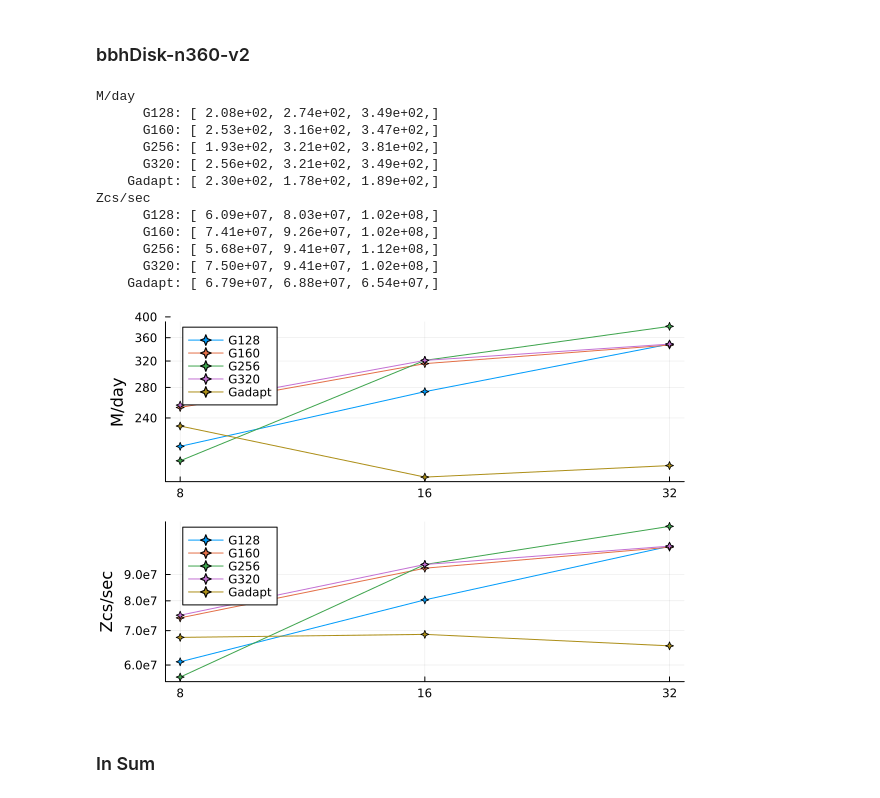
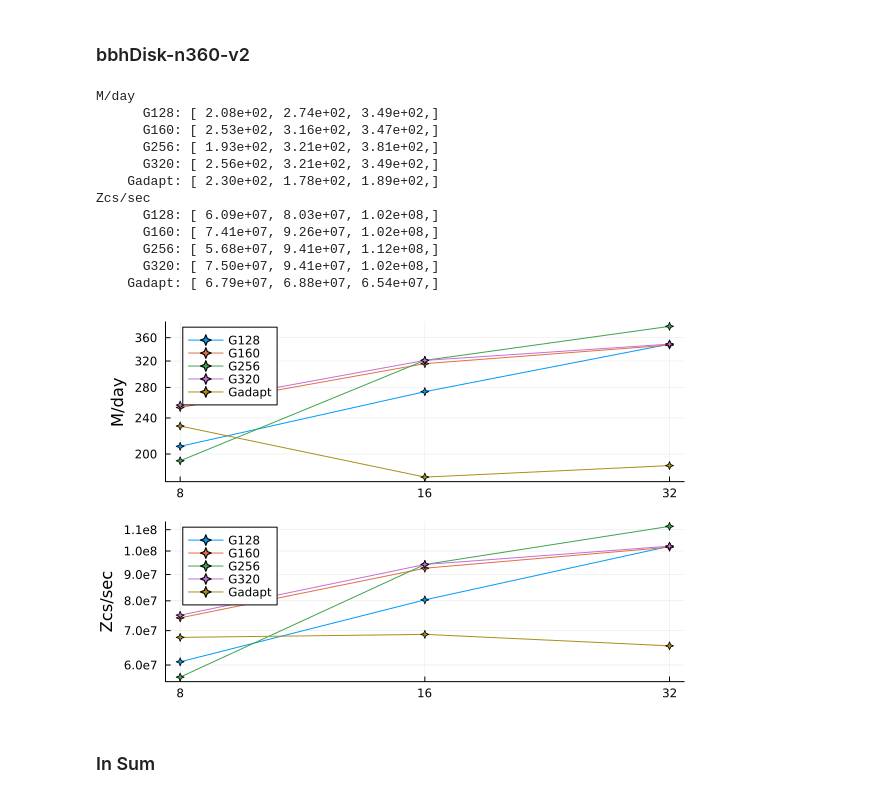
Before and after one commit to lwJi/ETK-Scaling-Tests, a Jupyter notebook: vista/ipynb/bbhDisk-Cowling.ipynb, the cells around one changed output. Cells and saved outputs as stored; diff of their text form; code cells hidden in the pictures.

```diff
--- a/vista/ipynb/bbhDisk-Cowling.ipynb
+++ b/vista/ipynb/bbhDisk-Cowling.ipynb
@@ -163,38 +163,38 @@ let patt_dirss = [
     plt1 = plot(ylabel="M/day", xscale=:log10, yscale=:log10)
     xs = [4, 8, 16, 32]
     xticks!(plt1, xs, [string(n) for n in xs])
-    ys = [240, 280, 320, 360, 400, 440]
+    ys = [200, 240, 280, 320, 360]
     yticks!(plt1, ys, [string(n) for n in ys])
     println("M/day")
     Misc.plot_scaling(plt1, patt_dirss; option="TotalComputeTime", is_print_value=true)
 
     # Plot Zcs/sec
     plt2 = plot(ylabel="Zcs/sec", xscale=:log10, yscale=:log10)
     xs = [4, 8, 16, 32]
     xticks!(plt2, xs, [string(n) for n in xs])
-    ys = [6e7, 7e7, 8e7, 9e7]
+    ys = [6e7, 7e7, 8e7, 9e7, 1e8, 1.1e8]
     yticks!(plt2, ys, [string(n) for n in ys])
     println("Zcs/sec")
     Misc.plot_scaling(plt2, patt_dirss; option="ZcsPerSecond", is_print_value=true)
 
     # Sum
     plt = plot(plt1, plt2, layout=(2,1))
     display(plt)
 end
 # %% [output]
 M/day
       G128: [ 2.08e+02, 2.74e+02, 3.49e+02,]
       G160: [ 2.53e+02, 3.16e+02, 3.47e+02,]
       G256: [ 1.93e+02, 3.21e+02, 3.81e+02,]
       G320: [ 2.56e+02, 3.21e+02, 3.49e+02,]
     Gadapt: [ 2.30e+02, 1.78e+02, 1.89e+02,]
 Zcs/sec
       G128: [ 6.09e+07, 8.03e+07, 1.02e+08,]
       G160: [ 7.41e+07, 9.26e+07, 1.02e+08,]
       G256: [ 5.68e+07, 9.41e+07, 1.12e+08,]
       G320: [ 7.50e+07, 9.41e+07, 1.02e+08,]
     Gadapt: [ 6.79e+07, 6.88e+07, 6.54e+07,]
-[figure, old version]
+[figure, new version]
 # %% [markdown]
 ### In Sum
 # %%
```
Also changed, not shown: parts of 2 cells of this notebook.
